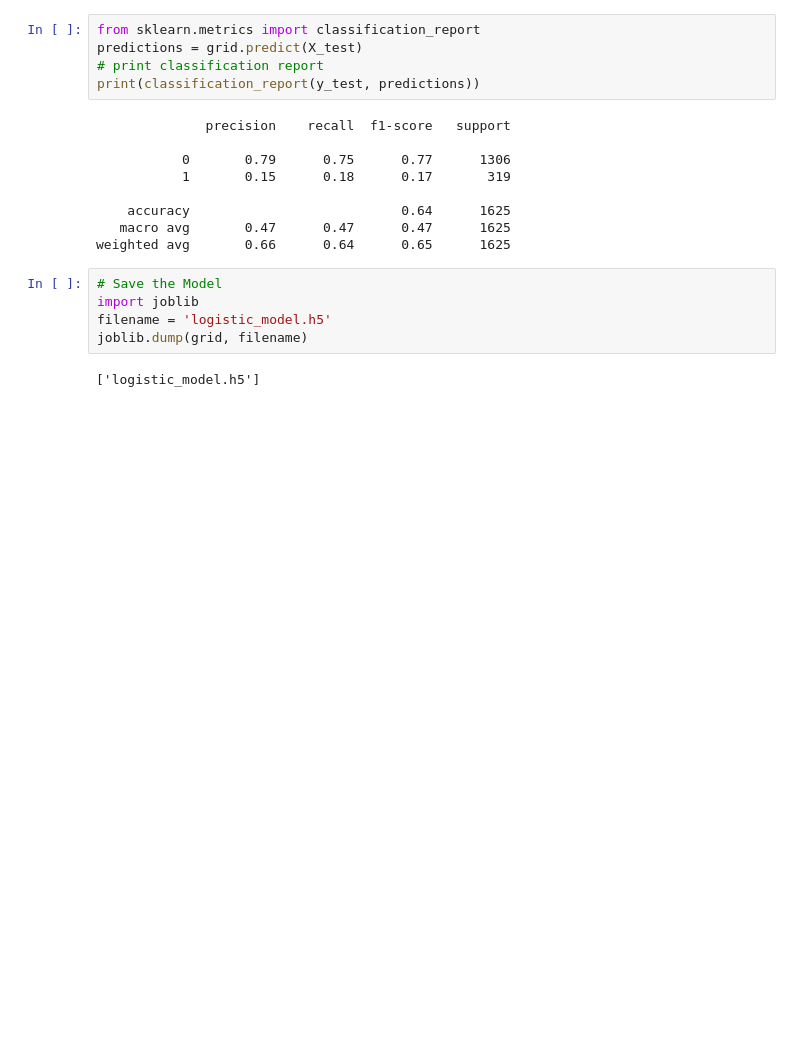
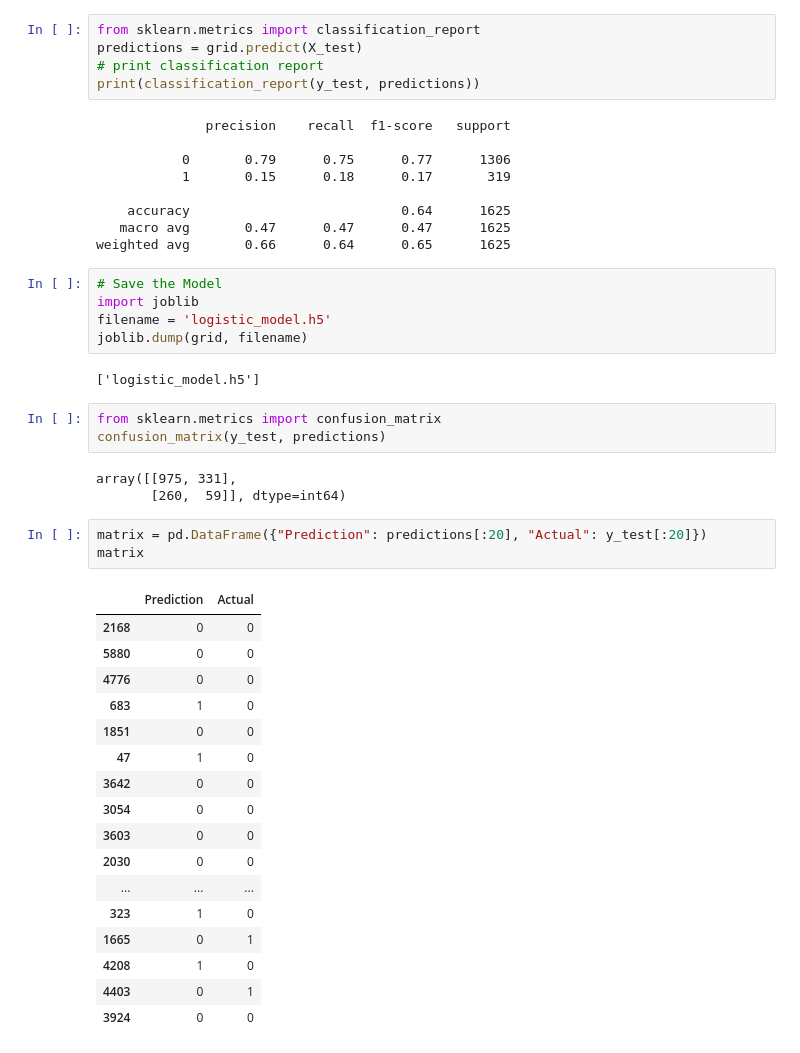
Before and after one commit to markgu713/final_project_group6, a Jupyter notebook: model/wine_quality_logistic_regression.ipynb, the cells around one changed output. Cells and saved outputs as stored; diff of their text form; blank space fills up the shorter version.

```diff
--- a/model/wine_quality_logistic_regression.ipynb
+++ b/model/wine_quality_logistic_regression.ipynb
@@ -148,3 +151,30 @@ filename = 'logistic_model.h5'
 joblib.dump(grid, filename)
 # %% [output]
 ['logistic_model.h5']
+# %%
+from sklearn.metrics import confusion_matrix
+confusion_matrix(y_test, predictions)
+# %% [output]
+array([[975, 331],
+       [260,  59]], dtype=int64)
+# %%
+matrix = pd.DataFrame({"Prediction": predictions[:20], "Actual": y_test[:20]})
+matrix
+# %% [output]
+|  | Prediction | Actual |
+| 2168 | 0 | 0 |
+| 5880 | 0 | 0 |
+| 4776 | 0 | 0 |
+| 683 | 1 | 0 |
+| 1851 | 0 | 0 |
+| 47 | 1 | 0 |
+| 3642 | 0 | 0 |
+| 3054 | 0 | 0 |
+| 3603 | 0 | 0 |
+| 2030 | 0 | 0 |
+| ... | ... | ... |
+| 323 | 1 | 0 |
+| 1665 | 0 | 1 |
+| 4208 | 1 | 0 |
+| 4403 | 0 | 1 |
+| 3924 | 0 | 0 |
```
Also changed, not shown: parts of 1 cell of this notebook, 8 other files.
